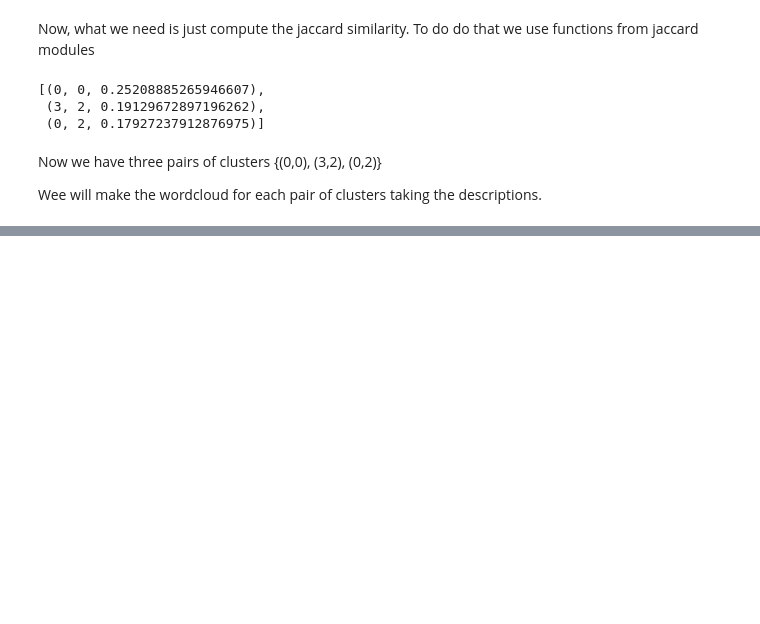
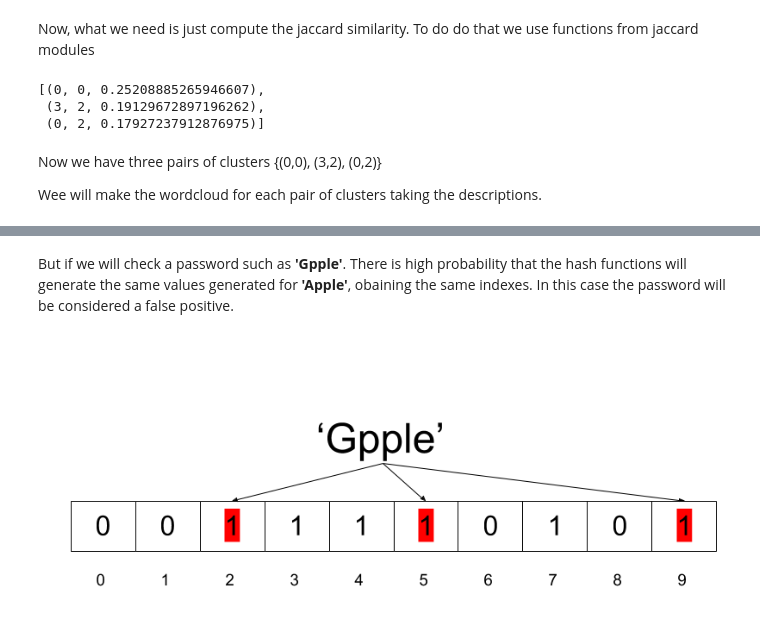
Before and after one commit to cerniello/Web-Scraping-Clustering-Real-Estate-Data, a Jupyter notebook: HW4.ipynb, the cells around one changed output, grey strips where cells are left out. Cells and saved outputs as stored; diff of their text form; code cells hidden in the pictures; blank space fills up the shorter version.

```diff
--- a/HW4.ipynb
+++ b/HW4.ipynb
@@ -402,0 +534,13 @@ wdcl.setWordcloud(Jdf, features_clusters[3], TFIDF_clusters[2])
+# %% [markdown]
+But if we will check a password such as **'Gpple'**. There is high probability that the hash functions will generate the same values generated for **'Apple'**, obaining the same indexes. In this case the password will be considered a false positive.
+# %%
+pw3 = 'Gpple'
+size_bit_array = 10
+
+#hash_it(pw3, 0) % size_bit_array = 2
+#hash_it(pw3, 1) % size_bit_array = 5
+#hash_it(pw3, 2) % size_bit_array = 9
+
+Image(filename='img/Gpple.png')
+# %% [output]
+[figure, added]
```
Also changed, not shown: parts of 39 cells of this notebook.
